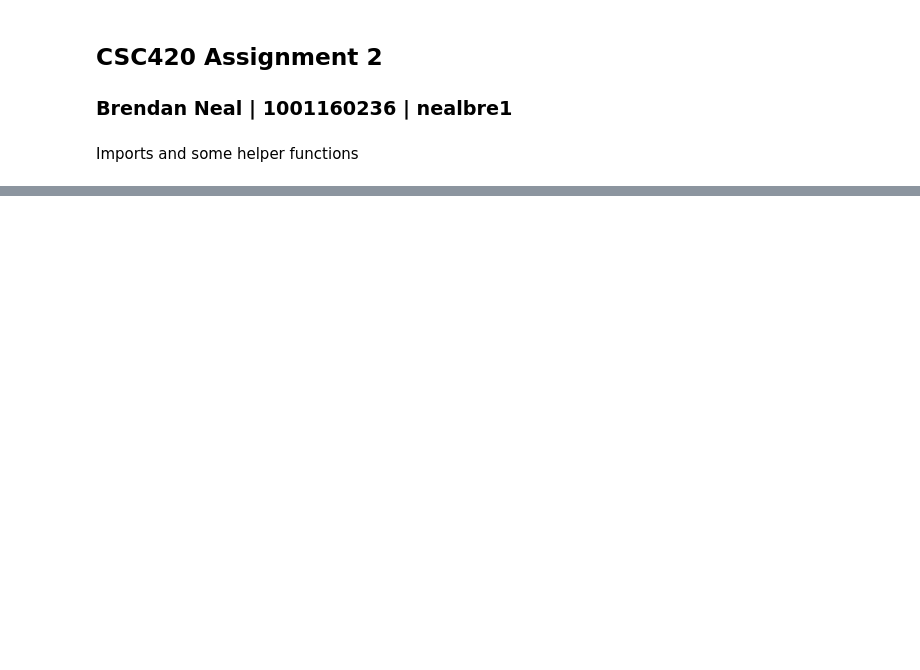
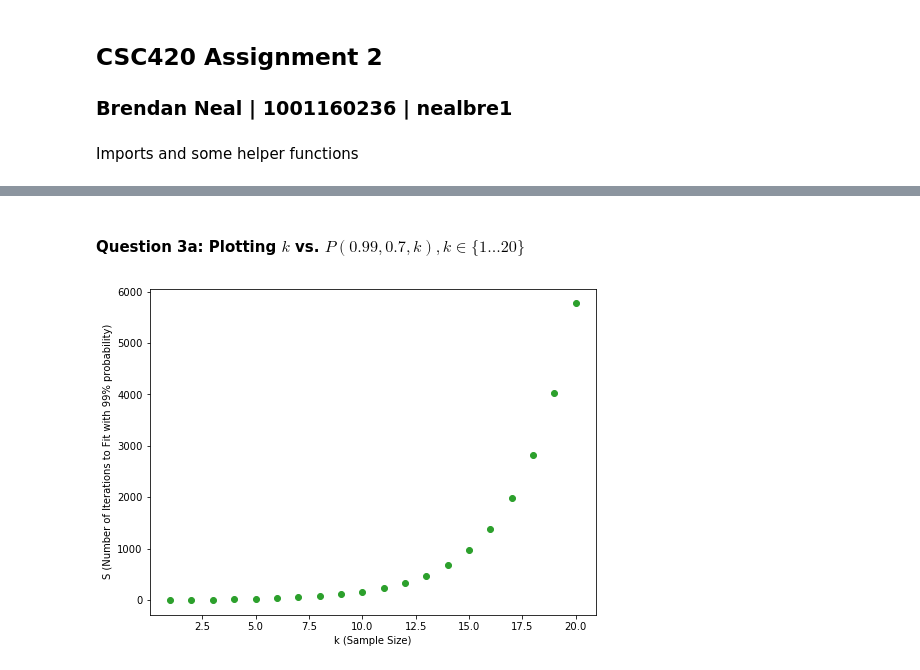
Before and after one commit to br3nd4nn34l/CSC420-Fall-2018, a Jupyter notebook: assignments/a2/a2.ipynb, the cells around one changed output, grey strips where cells are left out. Cells and saved outputs as stored; diff of their text form; code cells hidden in the pictures; blank space fills up the shorter version.

```diff
--- a/assignments/a2/a2.ipynb
+++ b/assignments/a2/a2.ipynb
@@ -69,0 +206,27 @@ def r_harris(img, k):
+# %%
+def S(P, p, k):
+    return math.log(1 - P) / math.log(1 - (p ** k))
+
+def show_scatter_plot(inputs, function, x_label, y_label):
+    """
+    Displays the scatter-plot of repeatedly applying function to the elements of inputs.
+    X axis = input
+    Y axis = function(input)
+    """
+    inps = list(inputs)
+
+    plot.scatter(inps, [function(x) for x in inps])
+    plot.xlabel(x_label)
+    plot.ylabel(y_label)
+
+    plot.show()
+# %% [markdown]
+#### Question 3a: Plotting $k$ vs. $P(0.99, 0.7, k), k\in\{1...20\}$
+# %%
+show_scatter_plot(
+    range(1, 21), lambda k : S(0.99, 0.7, k),
+    "k (Sample Size)",
+    "S (Number of Iterations to Fit with 99% probability)"
+)
+# %% [output]
+[figure, added]
```
Also changed, not shown: parts of 14 cells of this notebook, 5 other files.
